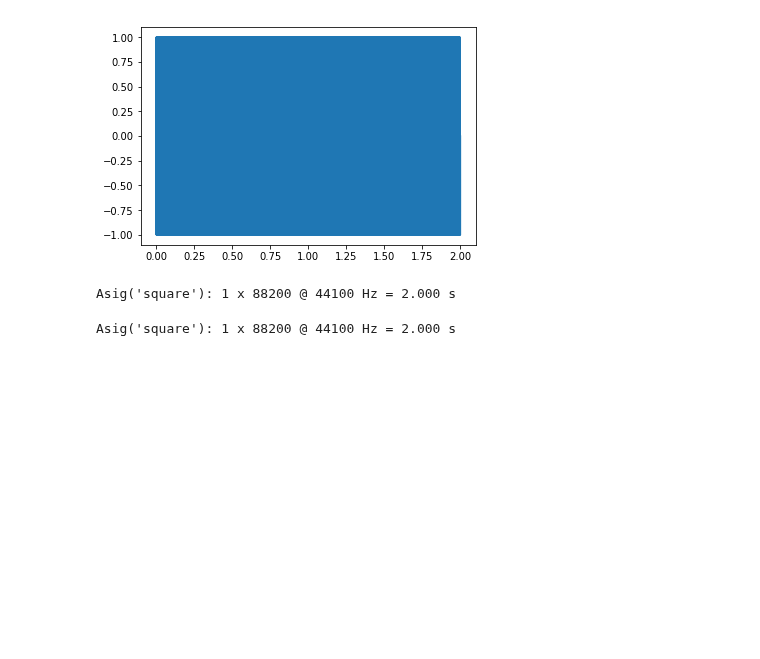
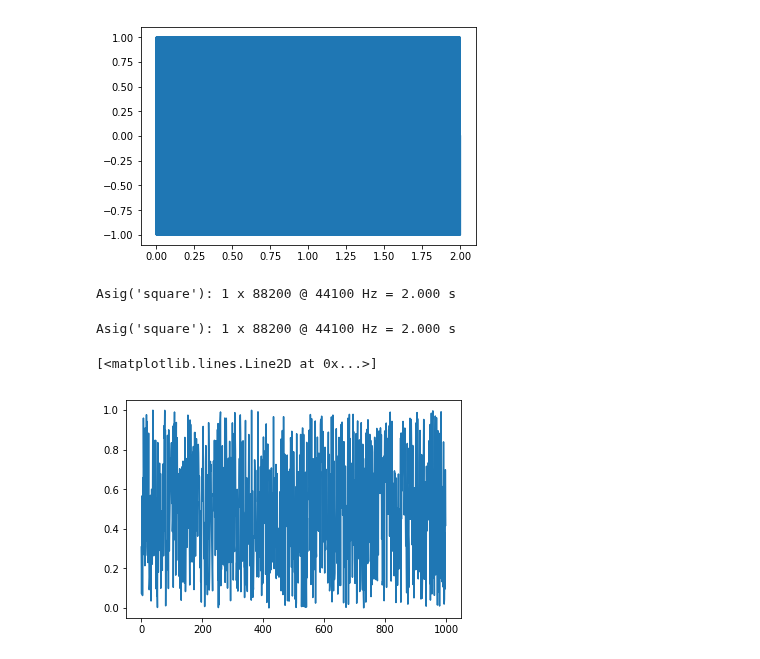
Before and after one commit to interactive-sonification/pya, a Jupyter notebook: examples/ugen_test.ipynb, the cells around one changed output. Cells and saved outputs as stored; diff of their text form; code cells hidden in the pictures; blank space fills up the shorter version.

```diff
--- a/examples/ugen_test.ipynb
+++ b/examples/ugen_test.ipynb
@@ -22,3 +22,9 @@ asq.play(server=s)
 # %% [output]
 Asig('square'): 1 x 88200 @ 44100 Hz = 2.000 s
 Asig('square'): 1 x 88200 @ 44100 Hz = 2.000 s
+# %%
+a = np.random.random(1000)
+plt.plot(a)
+# %% [output]
+[<matplotlib.lines.Line2D at 0x...>]
+[figure, added]
```
Also changed, not shown: parts of 10 cells of this notebook, 1 other file.
